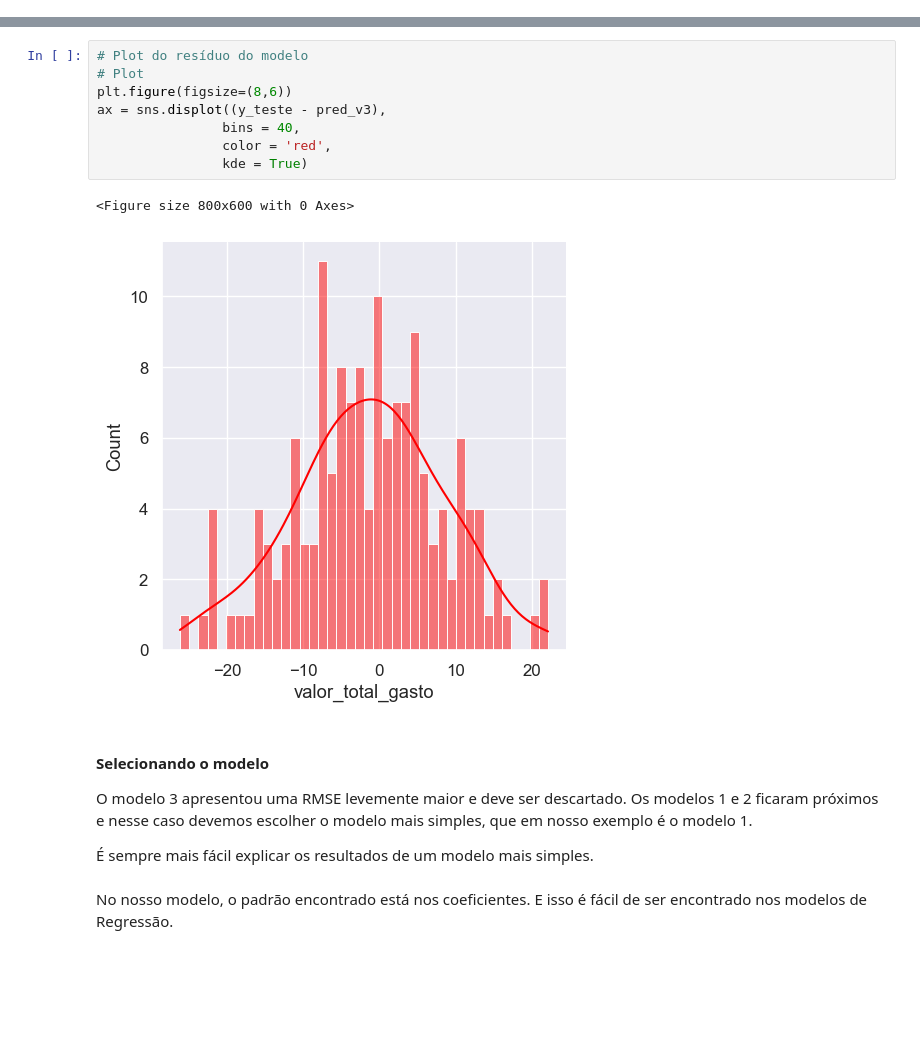
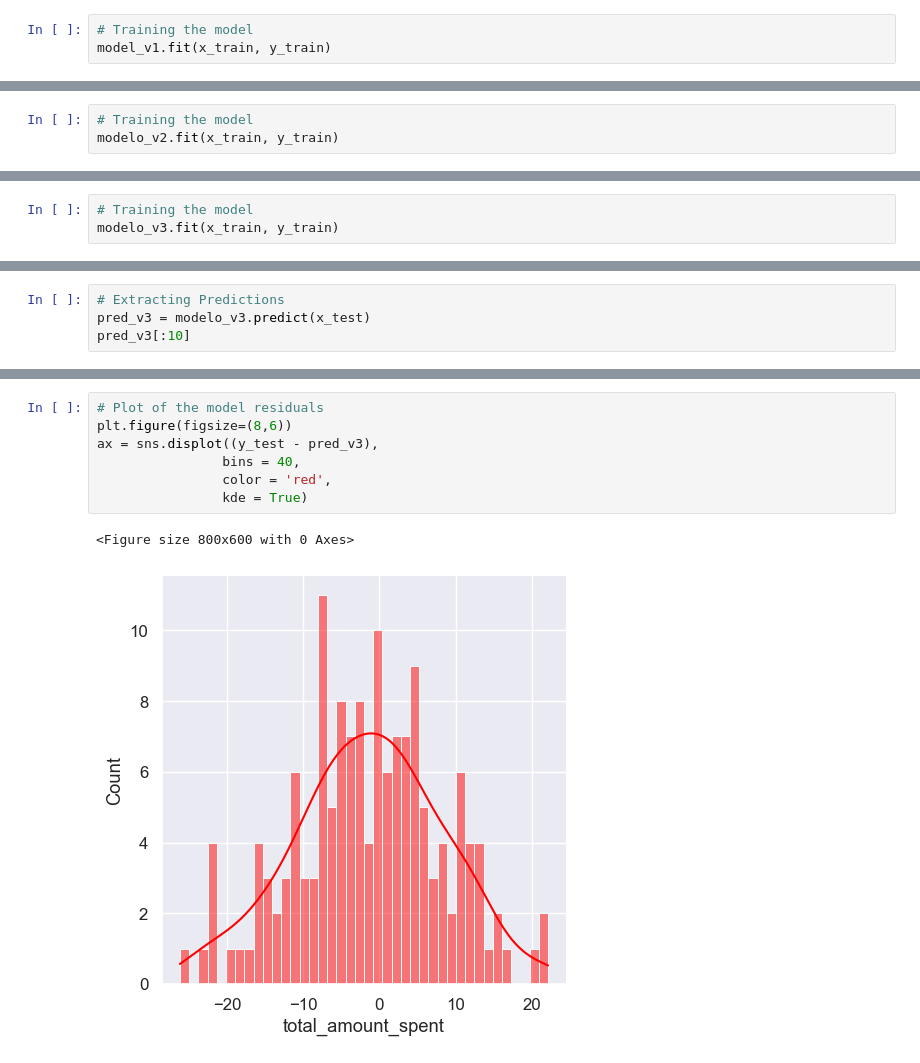
Before and after one commit to andrecsta/ml-projects, a Jupyter notebook: Increasing Sales with Machine Learning/IncreasingSales.ipynb, the cells around one changed output, grey strips where cells are left out. Saved outputs shown, nothing was run; the diff lists cells and outputs as text; blank space fills up the shorter version.

```diff
--- a/Increasing Sales with Machine Learning/IncreasingSales.ipynb
+++ b/Increasing Sales with Machine Learning/IncreasingSales.ipynb
@@ -592,0 +330,3 @@ MAE:  7.7885046969510645
+# %%
+# Training the model
+model_v1.fit(x_train, y_train)
@@ -592,0 +474,3 @@ MAE:  7.7885046969510645
+# %%
+# Training the model
+modelo_v2.fit(x_train, y_train)
@@ -592,0 +573,3 @@ MAE:  7.7885046969510645
+# %%
+# Training the model
+modelo_v3.fit(x_train, y_train)
@@ -592,0 +578,4 @@ MAE:  7.7885046969510645
+# %%
+# Extracting Predictions
+pred_v3 = modelo_v3.predict(x_test)
+pred_v3[:10]
@@ -601,19 +625,10 @@ results
 # %%
-# Plot do resíduo do modelo
-# Plot
+# Plot of the model residuals
 plt.figure(figsize=(8,6))
-ax = sns.displot((y_teste - pred_v3),
+ax = sns.displot((y_test - pred_v3),
                 bins = 40,
                 color = 'red',
                 kde = True)
 # %% [output]
 <Figure size 800x600 with 0 Axes>
-[figure, old version]
+[figure, new version]
-# %% [markdown]
-#### **Selecionando o modelo**
-
-O modelo 3 apresentou uma RMSE levemente maior e deve ser descartado. Os modelos 1 e 2 ficaram próximos e nesse caso devemos escolher o modelo mais simples, que em nosso exemplo é o modelo 1.
-
-É sempre mais fácil explicar os resultados de um modelo mais simples.
-# %% [markdown]
-No nosso modelo, o padrão encontrado está nos coeficientes. E isso é fácil de ser encontrado nos modelos de Regressão.
```
Also changed, not shown: parts of 180 cells of this notebook, 2 other files.
